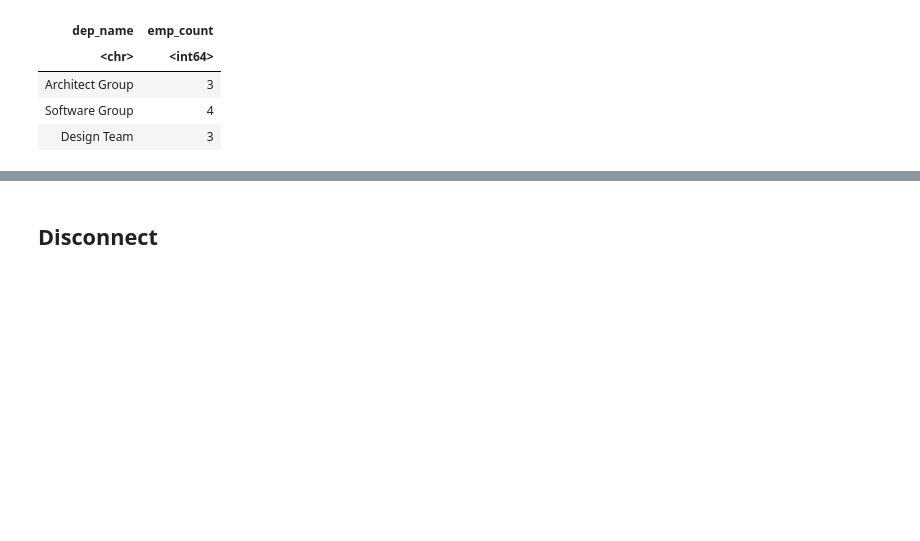
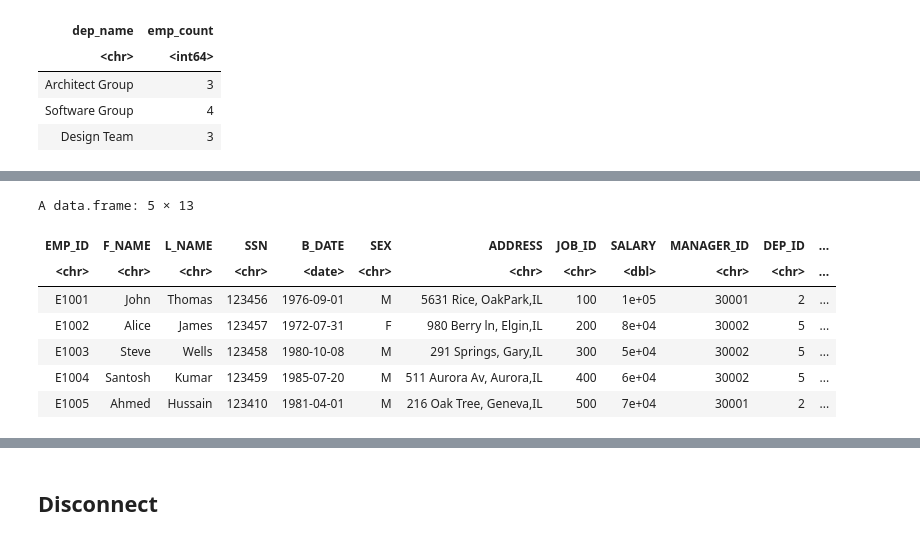
Before and after one commit to tros01/ibm_data_analyst, a Jupyter notebook: r_m6_employees_schema.ipynb, the cells around one changed output, grey strips where cells are left out. Cells and saved outputs as stored; diff of their text form; code cells hidden in the pictures; blank space fills up the shorter version.

```diff
--- a/r_m6_employees_schema.ipynb
+++ b/r_m6_employees_schema.ipynb
@@ -430,0 +757,20 @@ dbGetQuery(c, q)
+# %%
+# For each employee, display all original columns, the highest salary in the company as top_salary
+q <- "
+SELECT
+    *,
+    (SELECT MAX(salary) FROM employees) AS top_salary,
+    salary - (SELECT MAX(salary) FROM employees) AS top_salary_diff
+FROM employees
+LIMIT 5;
+"
+dbGetQuery(c, q)
+# %% [output]
+A data.frame: 5 × 13
+| EMP_ID | F_NAME | L_NAME | SSN | B_DATE | SEX | ADDRESS | JOB_ID | SALARY | MANAGER_ID | DEP_ID | ... |
+| <chr> | <chr> | <chr> | <chr> | <date> | <chr> | <chr> | <chr> | <dbl> | <chr> | <chr> | ... |
+| E1001 | John | Thomas | 123456 | 1976-09-01 | M | 5631 Rice, OakPark,IL | 100 | 1e+05 | 30001 | 2 | ... |
+| E1002 | Alice | James | 123457 | 1972-07-31 | F | 980 Berry ln, Elgin,IL | 200 | 8e+04 | 30002 | 5 | ... |
+| E1003 | Steve | Wells | 123458 | 1980-10-08 | M | 291 Springs, Gary,IL | 300 | 5e+04 | 30002 | 5 | ... |
+| E1004 | Santosh | Kumar | 123459 | 1985-07-20 | M | 511 Aurora Av, Aurora,IL | 400 | 6e+04 | 30002 | 5 | ... |
+| E1005 | Ahmed | Hussain | 123410 | 1981-04-01 | M | 216 Oak Tree, Geneva,IL | 500 | 7e+04 | 30001 | 2 | ... |
```
Also changed, not shown: parts of 33 cells of this notebook.
